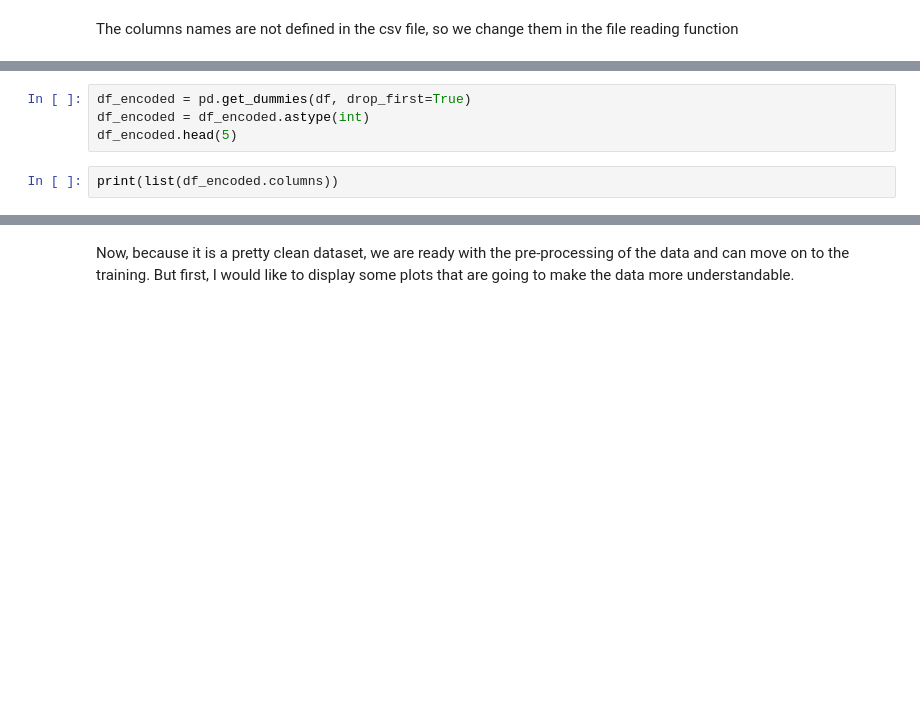
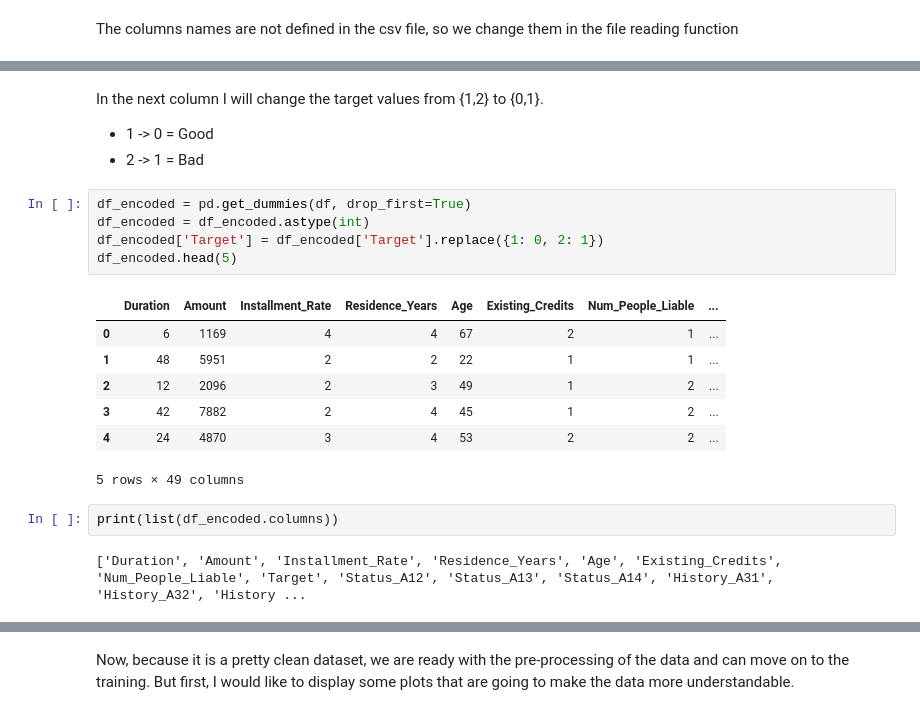
Before and after one commit to mt-gonzalez/german_credit_classifier, a Jupyter notebook: eda.ipynb, the cells around one changed output, grey strips where cells are left out. Drawn from its saved outputs; the diff is of its cells as text; blank space fills up the shorter version.

```diff
--- a/eda.ipynb
+++ b/eda.ipynb
@@ -23,9 +60,25 @@ print(df.isnull().sum())
+# %% [markdown]
+In the next column I will change the target values from {1,2} to {0,1}.
+
+- 1 -> 0 = Good
+- 2 -> 1 = Bad
 # %%
 df_encoded = pd.get_dummies(df, drop_first=True)
 df_encoded = df_encoded.astype(int)
+df_encoded['Target'] = df_encoded['Target'].replace({1: 0, 2: 1})
 df_encoded.head(5)
+# %% [output]
+|  | Duration | Amount | Installment_Rate | Residence_Years | Age | Existing_Credits | Num_People_Liable | ... |
+| 0 | 6 | 1169 | 4 | 4 | 67 | 2 | 1 | ... |
+| 1 | 48 | 5951 | 2 | 2 | 22 | 1 | 1 | ... |
+| 2 | 12 | 2096 | 2 | 3 | 49 | 1 | 2 | ... |
+| 3 | 42 | 7882 | 2 | 4 | 45 | 1 | 2 | ... |
+| 4 | 24 | 4870 | 3 | 4 | 53 | 2 | 2 | ... |
+5 rows × 49 columns
 # %%
 print(list(df_encoded.columns))
+# %% [output]
+['Duration', 'Amount', 'Installment_Rate', 'Residence_Years', 'Age', 'Existing_Credits', 'Num_People_Liable', 'Target', 'Status_A12', 'Status_A13', 'Status_A14', 'History_A31', 'History_A32', 'History ...
 # %%
 target_column = "Target"
 columns = [col for col in df_encoded.columns if col != target_column] # Get all columns names except Target one
```
Also changed, not shown: parts of 7 cells of this notebook, 1 other file.
